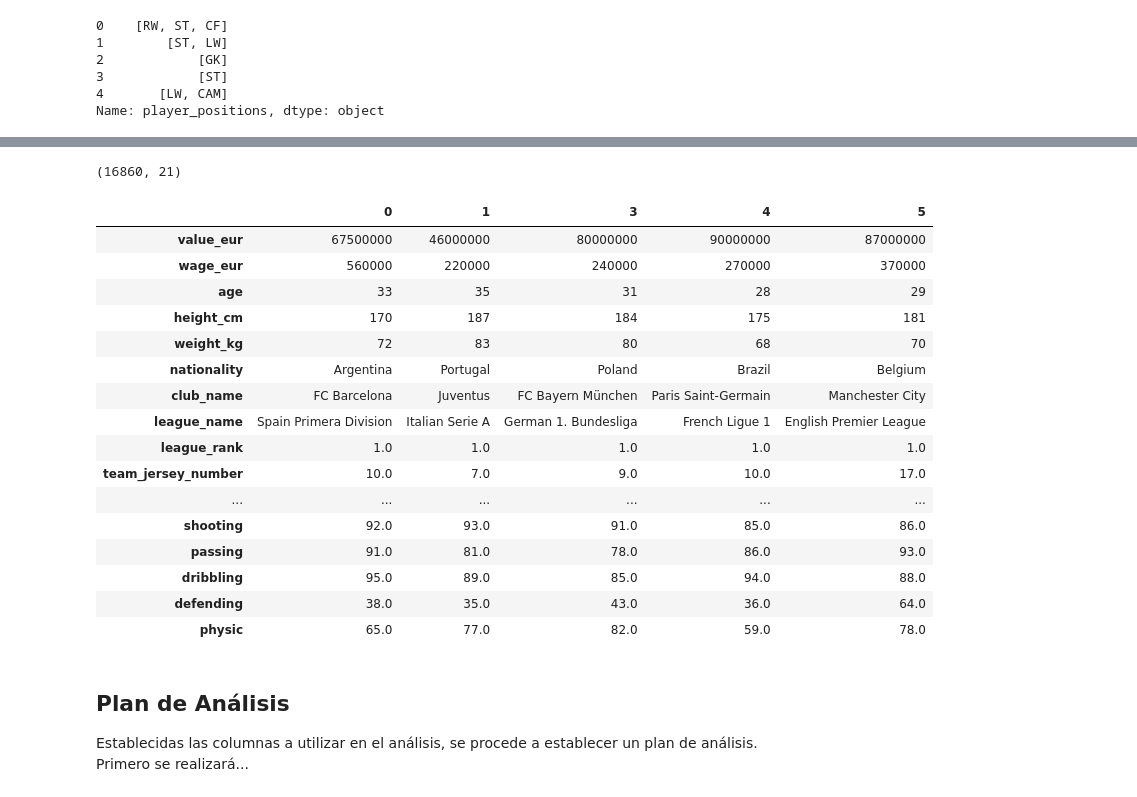
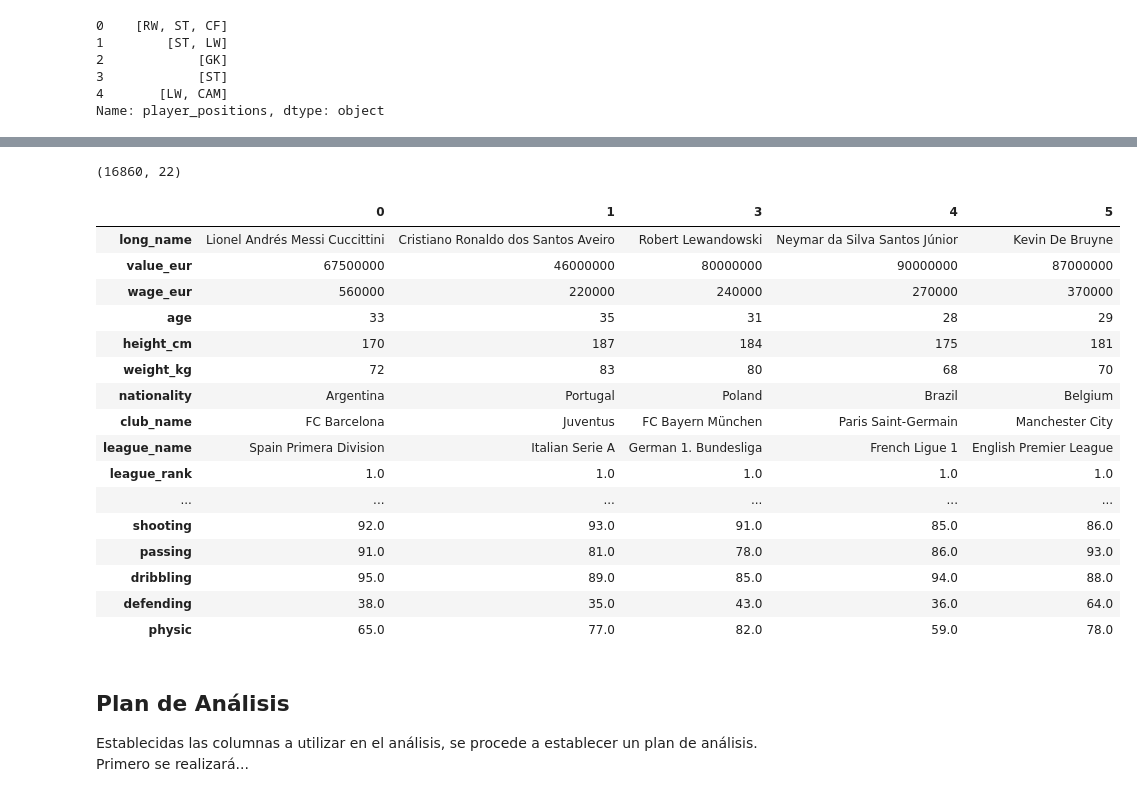
Before and after one commit to justograne/tp-EDA, a Jupyter notebook: TP_EDA.ipynb, the cells around one changed output, grey strips where cells are left out. Cells and saved outputs as stored; diff of their text form; code cells hidden in the pictures.

```diff
--- a/TP_EDA.ipynb
+++ b/TP_EDA.ipynb
@@ -148,19 +148,20 @@ Se seleccionan las columnas a utilizar en el analisis:
 
 Por ende, en primera instancia se mantienen 22 columnas de las 106 iniciales y se eliminan los jugadores cuya posición sea GK (arquero)
 # %%
-columnas = ['value_eur', 'wage_eur','age', 'height_cm', 'weight_kg',
+columnas = ['long_name', 'value_eur', 'wage_eur','age', 'height_cm', 'weight_kg',
             'nationality', 'club_name', 'league_name', 'league_rank',
             'team_jersey_number', 'nation_jersey_number', 'overall',
             'player_positions', 'preferred_foot', 'skill_moves',
             'pace', 'shooting', 'passing', 'dribbling', 'defending', 'physic']
 
 df = df.loc[['GK' not in item for item in df['player_positions']], columnas]
 
 print(df.shape)
 df.head().transpose()
 # %% [output]
-(16860, 21)
+(16860, 22)
 |  | 0 | 1 | 3 | 4 | 5 |
+| long_name | Lionel Andrés Messi Cuccittini | Cristiano Ronaldo dos Santos Aveiro | Robert Lewandowski | Neymar da Silva Santos Júnior | Kevin De Bruyne |
 | value_eur | 67500000 | 46000000 | 80000000 | 90000000 | 87000000 |
 | wage_eur | 560000 | 220000 | 240000 | 270000 | 370000 |
 | age | 33 | 35 | 31 | 28 | 29 |
@@ -170,7 +171,6 @@ df.head().transpose()
 | club_name | FC Barcelona | Juventus | FC Bayern München | Paris Saint-Germain | Manchester City |
 | league_name | Spain Primera Division | Italian Serie A | German 1. Bundesliga | French Ligue 1 | English Premier League |
 | league_rank | 1.0 | 1.0 | 1.0 | 1.0 | 1.0 |
-| team_jersey_number | 10.0 | 7.0 | 9.0 | 10.0 | 17.0 |
 | ... | ... | ... | ... | ... | ... |
 | shooting | 92.0 | 93.0 | 91.0 | 85.0 | 86.0 |
 | passing | 91.0 | 81.0 | 78.0 | 86.0 | 93.0 |
```
Also changed, not shown: parts of 6 cells of this notebook.
